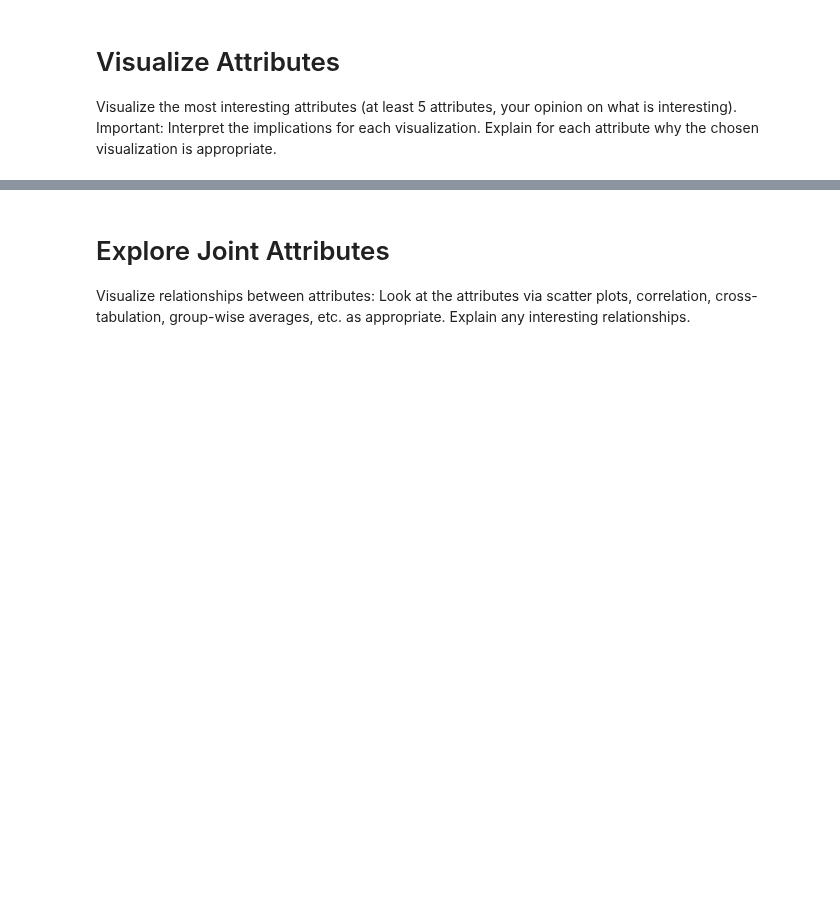
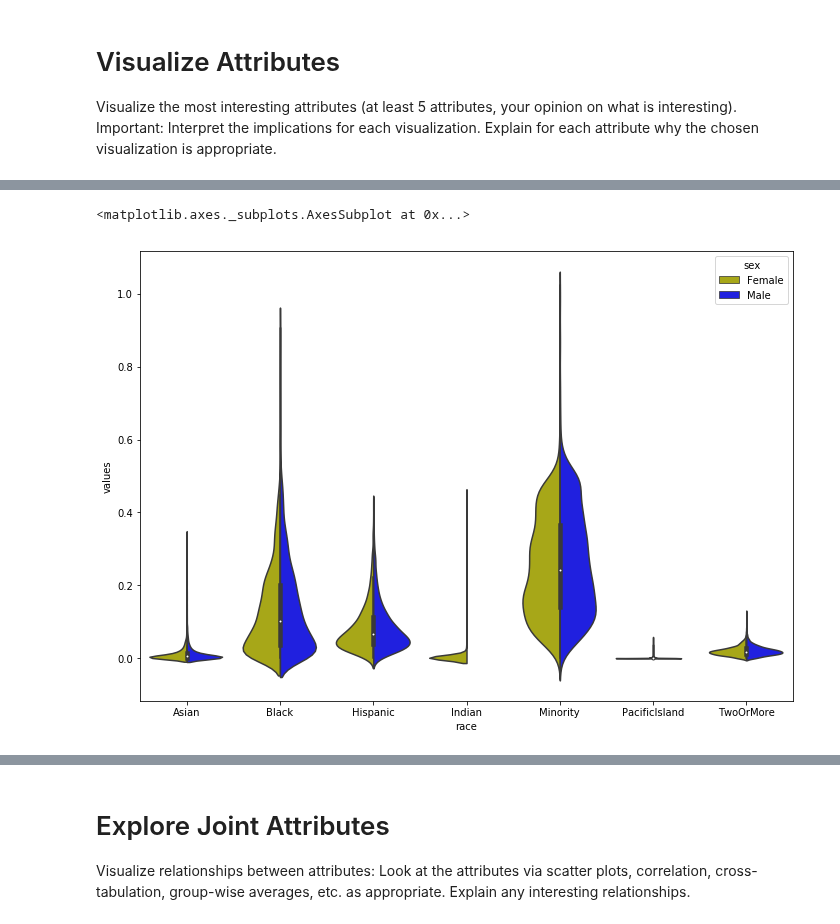
Before and after one commit to stmillett/MSDS7331_NorthCarolinaDataset, a Jupyter notebook: Data Mining - Lab 1.ipynb, the cells around one changed output, grey strips where cells are left out. Cells and saved outputs as stored; diff of their text form; code cells hidden in the pictures; blank space fills up the shorter version.

```diff
--- a/Data Mining - Lab 1.ipynb
+++ b/Data Mining - Lab 1.ipynb
@@ -174,0 +134,13 @@ AttributeError: 'Index' object has no attribute 'list'
+# %%
+sex_temp_col = school_data.filter(regex=('[Mm]alePct')).columns
+sex_teacher_columns = school_data[sex_temp_col].melt(var_name='col',value_name='values')
+
+sex_teacher_columns['race'] = sex_teacher_columns['col'].apply(lambda name: prefixsearch(name, "", '^','Male|Female'))
+sex_teacher_columns['sex'] = sex_teacher_columns['col'].apply(lambda name: 'Female' if re.search('Female',name) else 'Male')
+# %%
+a4_dims = (11.7, 8.27)
+fig, ax = plt.subplots(figsize=a4_dims)
+sns.violinplot(ax=ax,x='race',y='values',hue='sex',data=sex_teacher_columns,split=True,palette={"Male": "b", "Female": "y"})
+# %% [output]
+<matplotlib.axes._subplots.AxesSubplot at 0x...>
+[figure, added]
```
Also changed, not shown: parts of 18 cells of this notebook.
